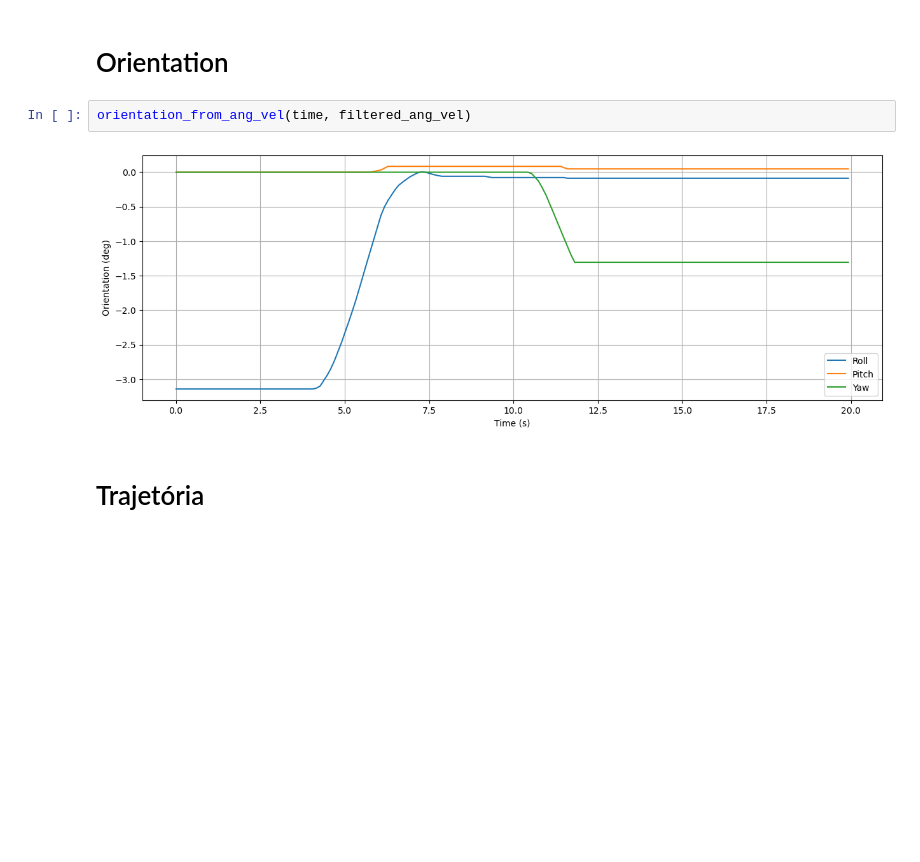
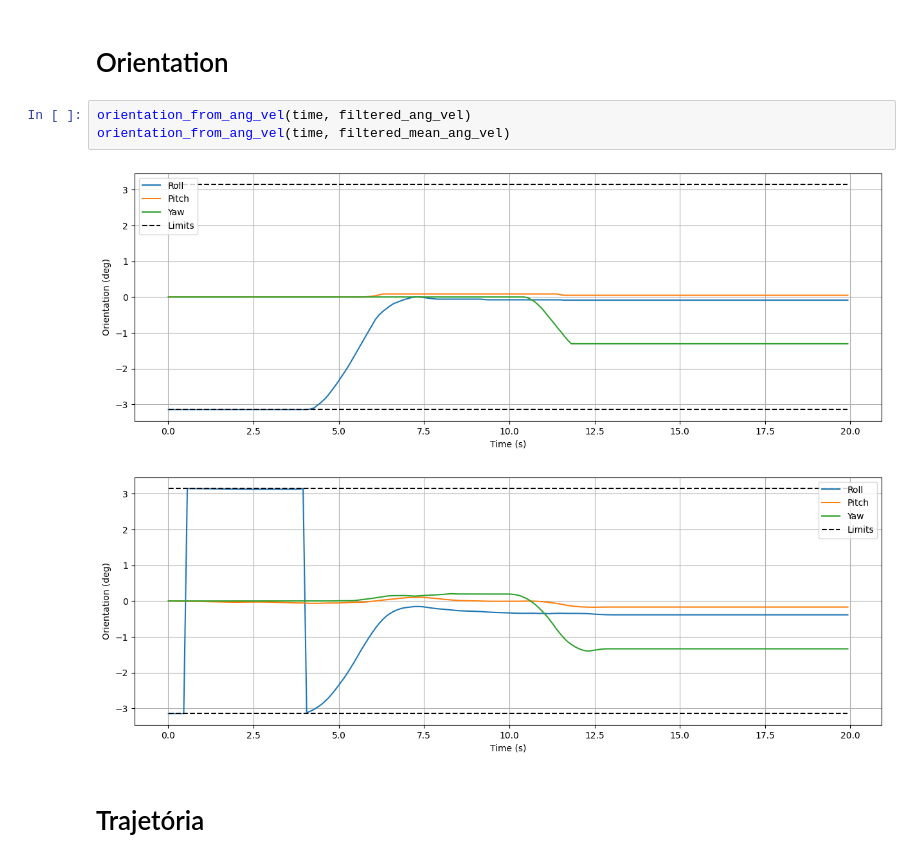
Before and after one commit to RodsCoimbra/IST-ROBO, a Jupyter notebook: task1.ipynb, the cells around one changed output. Drawn from its saved outputs; the diff is of its cells as text; blank space fills up the shorter version.

```diff
--- a/task1.ipynb
+++ b/task1.ipynb
@@ -221,8 +308,10 @@ print(Initial_roll)
 # Orientation
 # %%
 orientation_from_ang_vel(time, filtered_ang_vel)
+orientation_from_ang_vel(time, filtered_mean_ang_vel)
 # %% [output]
-[figure, old version]
+[figure, new version]
+[figure, added]
 # %% [markdown]
 # Trajetória
 # %%
```
Also changed, not shown: parts of 14 cells of this notebook.
